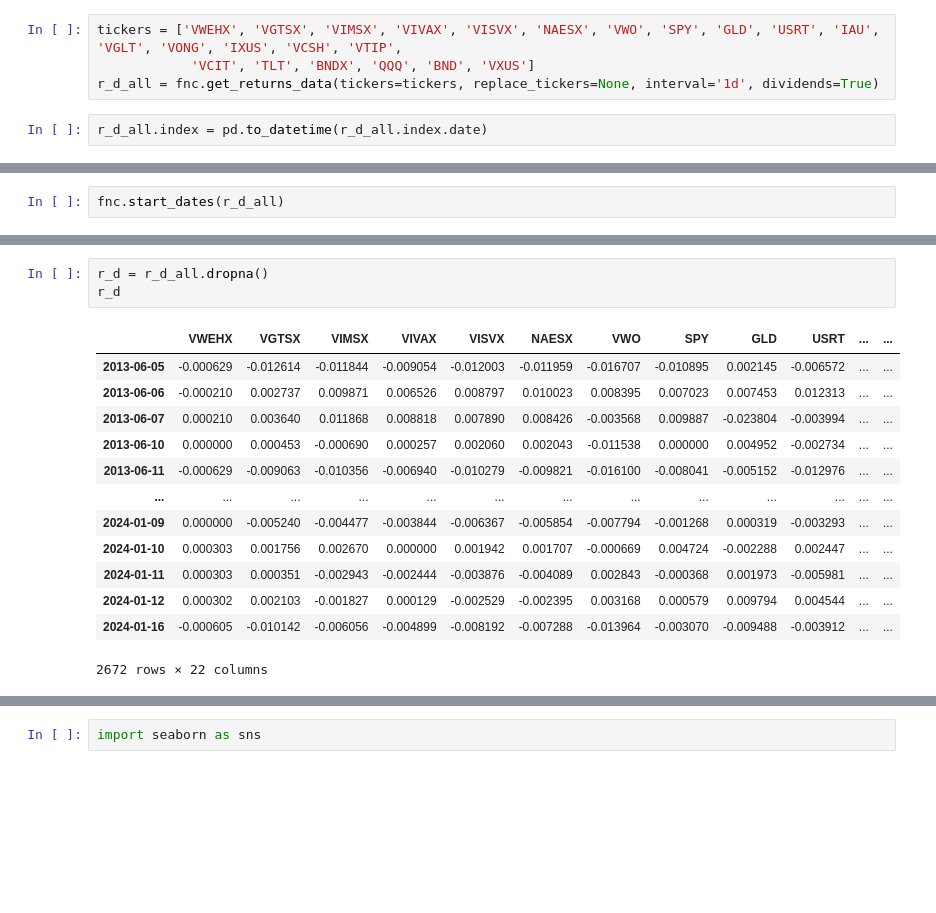
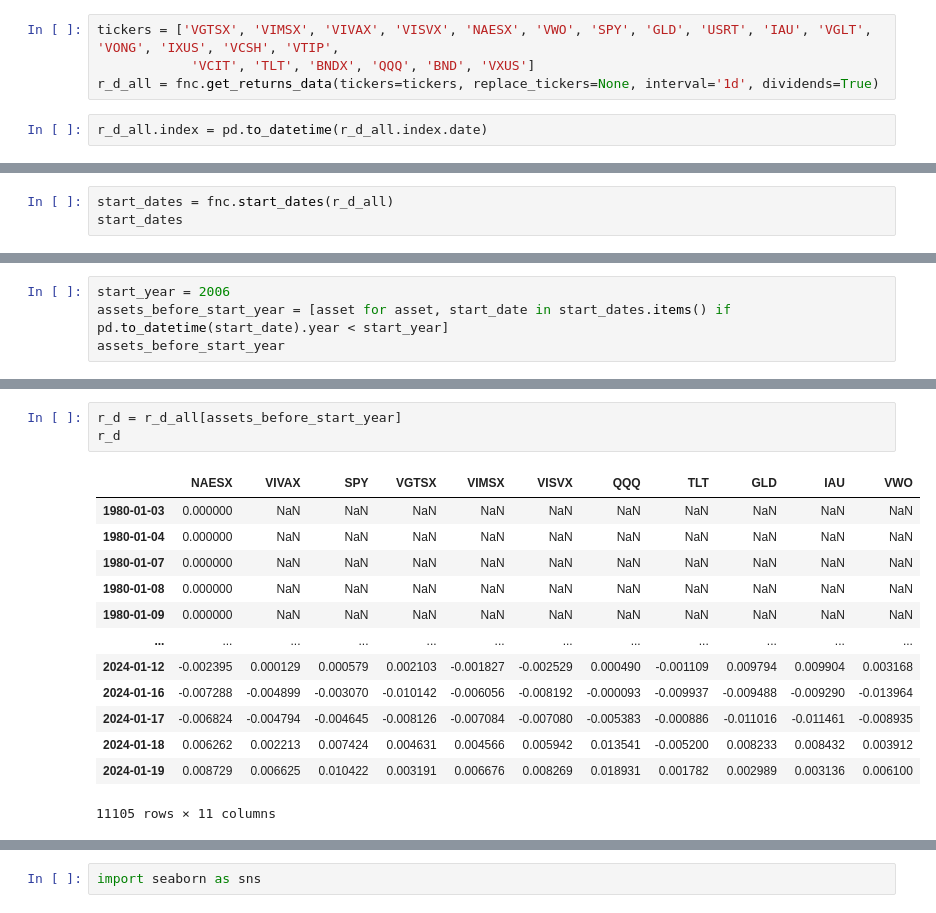
Before and after one commit to Titiksh-07/Portfolio-Construction-and-Analysis, a Jupyter notebook: notebooks/Portfolio_construction_7_execution.ipynb, the cells around one changed output, grey strips where cells are left out. Cells and saved outputs as stored; diff of their text form; blank space fills up the shorter version.

```diff
--- a/notebooks/Portfolio_construction_7_execution.ipynb
+++ b/notebooks/Portfolio_construction_7_execution.ipynb
@@ -23,7 +26,7 @@ First I will select the assets I want in my portfolio, this will be done manuall
 
 So far I have developed all the tools I need in order to analyze a portfolio but now comes the main part which is deciding and then actually executing my ideas.
 # %%
-tickers = ['VWEHX', 'VGTSX', 'VIMSX', 'VIVAX', 'VISVX', 'NAESX', 'VWO', 'SPY', 'GLD', 'USRT', 'IAU', 'VGLT', 'VONG', 'IXUS', 'VCSH', 'VTIP',
+tickers = ['VGTSX', 'VIMSX', 'VIVAX', 'VISVX', 'NAESX', 'VWO', 'SPY', 'GLD', 'USRT', 'IAU', 'VGLT', 'VONG', 'IXUS', 'VCSH', 'VTIP',
             'VCIT', 'TLT', 'BNDX', 'QQQ', 'BND', 'VXUS']
 r_d_all = fnc.get_returns_data(tickers=tickers, replace_tickers=None, interval='1d', dividends=True)
 # %%
@@ -66,4 +69,5 @@ dtypes: float64(22)
 memory usage: 1.9 MB
 # %%
-fnc.start_dates(r_d_all)
+start_dates = fnc.start_dates(r_d_all)
+start_dates
 # %% [output]
@@ -86,0 +93,4 @@ fnc.start_dates(r_d_all)
+# %%
+start_year = 2006
+assets_before_start_year = [asset for asset, start_date in start_dates.items() if pd.to_datetime(start_date).year < start_year]
+assets_before_start_year
@@ -87,17 +109,17 @@ fnc.start_dates(r_d_all)
 # %%
-r_d = r_d_all.dropna()
+r_d = r_d_all[assets_before_start_year]
 r_d
 # %% [output]
-|  | VWEHX | VGTSX | VIMSX | VIVAX | VISVX | NAESX | VWO | SPY | GLD | USRT | ... | ... |
-| 2013-06-05 | -0.000629 | -0.012614 | -0.011844 | -0.009054 | -0.012003 | -0.011959 | -0.016707 | -0.010895 | 0.002145 | -0.006572 | ... | ... |
-| 2013-06-06 | -0.000210 | 0.002737 | 0.009871 | 0.006526 | 0.008797 | 0.010023 | 0.008395 | 0.007023 | 0.007453 | 0.012313 | ... | ... |
-| 2013-06-07 | 0.000210 | 0.003640 | 0.011868 | 0.008818 | 0.007890 | 0.008426 | -0.003568 | 0.009887 | -0.023804 | -0.003994 | ... | ... |
-| 2013-06-10 | 0.000000 | 0.000453 | -0.000690 | 0.000257 | 0.002060 | 0.002043 | -0.011538 | 0.000000 | 0.004952 | -0.002734 | ... | ... |
-| 2013-06-11 | -0.000629 | -0.009063 | -0.010356 | -0.006940 | -0.010279 | -0.009821 | -0.016100 | -0.008041 | -0.005152 | -0.012976 | ... | ... |
-| ... | ... | ... | ... | ... | ... | ... | ... | ... | ... | ... | ... | ... |
-| 2024-01-09 | 0.000000 | -0.005240 | -0.004477 | -0.003844 | -0.006367 | -0.005854 | -0.007794 | -0.001268 | 0.000319 | -0.003293 | ... | ... |
-| 2024-01-10 | 0.000303 | 0.001756 | 0.002670 | 0.000000 | 0.001942 | 0.001707 | -0.000669 | 0.004724 | -0.002288 | 0.002447 | ... | ... |
-| 2024-01-11 | 0.000303 | 0.000351 | -0.002943 | -0.002444 | -0.003876 | -0.004089 | 0.002843 | -0.000368 | 0.001973 | -0.005981 | ... | ... |
-| 2024-01-12 | 0.000302 | 0.002103 | -0.001827 | 0.000129 | -0.002529 | -0.002395 | 0.003168 | 0.000579 | 0.009794 | 0.004544 | ... | ... |
-| 2024-01-16 | -0.000605 | -0.010142 | -0.006056 | -0.004899 | -0.008192 | -0.007288 | -0.013964 | -0.003070 | -0.009488 | -0.003912 | ... | ... |
+|  | NAESX | VIVAX | SPY | VGTSX | VIMSX | VISVX | QQQ | TLT | GLD | IAU | VWO |
+| 1980-01-03 | 0.000000 | NaN | NaN | NaN | NaN | NaN | NaN | NaN | NaN | NaN | NaN |
+| 1980-01-04 | 0.000000 | NaN | NaN | NaN | NaN | NaN | NaN | NaN | NaN | NaN | NaN |
+| 1980-01-07 | 0.000000 | NaN | NaN | NaN | NaN | NaN | NaN | NaN | NaN | NaN | NaN |
+| 1980-01-08 | 0.000000 | NaN | NaN | NaN | NaN | NaN | NaN | NaN | NaN | NaN | NaN |
+| 1980-01-09 | 0.000000 | NaN | NaN | NaN | NaN | NaN | NaN | NaN | NaN | NaN | NaN |
+| ... | ... | ... | ... | ... | ... | ... | ... | ... | ... | ... | ... |
+| 2024-01-12 | -0.002395 | 0.000129 | 0.000579 | 0.002103 | -0.001827 | -0.002529 | 0.000490 | -0.001109 | 0.009794 | 0.009904 | 0.003168 |
+| 2024-01-16 | -0.007288 | -0.004899 | -0.003070 | -0.010142 | -0.006056 | -0.008192 | -0.000093 | -0.009937 | -0.009488 | -0.009290 | -0.013964 |
+| 2024-01-17 | -0.006824 | -0.004794 | -0.004645 | -0.008126 | -0.007084 | -0.007080 | -0.005383 | -0.000886 | -0.011016 | -0.011461 | -0.008935 |
+| 2024-01-18 | 0.006262 | 0.002213 | 0.007424 | 0.004631 | 0.004566 | 0.005942 | 0.013541 | -0.005200 | 0.008233 | 0.008432 | 0.003912 |
+| 2024-01-19 | 0.008729 | 0.006625 | 0.010422 | 0.003191 | 0.006676 | 0.008269 | 0.018931 | 0.001782 | 0.002989 | 0.003136 | 0.006100 |
-2672 rows × 22 columns
+11105 rows × 11 columns
```
Also changed, not shown: parts of 21 cells of this notebook.
